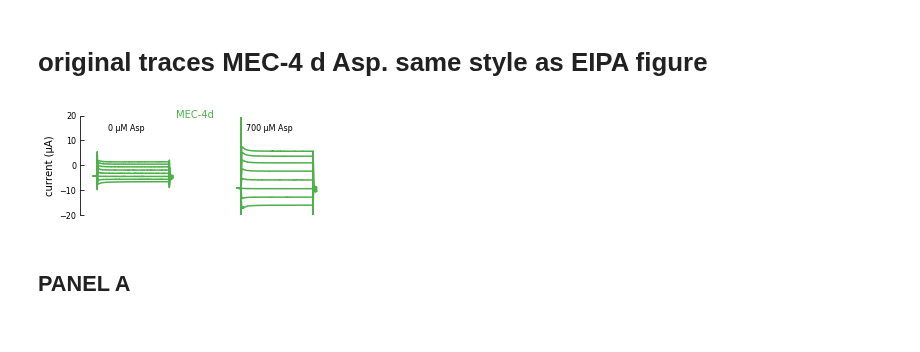
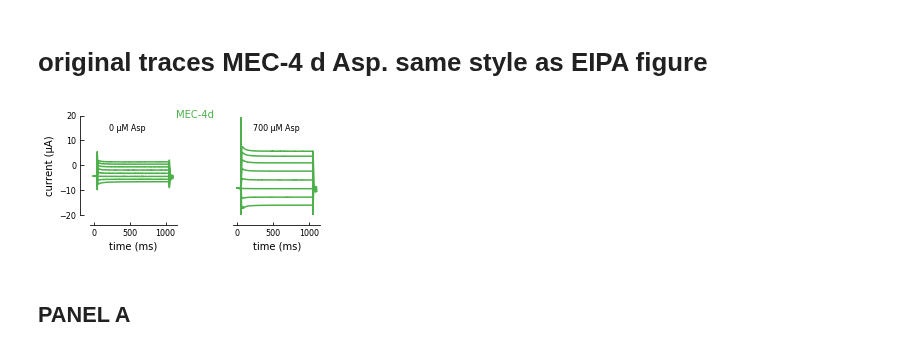
Before and after one commit to sfechner/JupyterNotebooksDEGENaCPharm, a Jupyter notebook: DoseResponseDATA.ipynb, the cells around one changed output. Cells and saved outputs as stored; diff of their text form; code cells hidden in the pictures.

Commit message:
made changes on figures 1 2 and 4 and smaller changes in the rest

```diff
--- a/DoseResponseDATA.ipynb
+++ b/DoseResponseDATA.ipynb
@@ -1063,7 +1063,7 @@ for n in range(0,8):
 
 ##############
 ax1.set_ylim([-20, 20])
-ax1.text(200, 14, '0 µM Asp',fontsize=AxisLegendSize)#numbers are the values on the axes
+ax1.text(220, 14, '0 µM Asp',fontsize=AxisLegendSize)#numbers are the values on the axes
 # ax1.set_ylim([-150, 150])
 #ax1.set_xlim([300, 1400])
 ax1.spines['right'].set_visible(False)                                  # no spine at the right
@@ -1080,43 +1080,43 @@ ax1.tick_params(axis='both', which='major', labelsize=AxisTickLabelSize)
 
 ax1.set_xlabel('time (ms)',fontsize=AxisLabelSize)
 ax1.set_ylabel('current (µA)',fontsize=AxisLabelSize)
-ax1.spines['bottom'].set_visible(False)
-ax1.xaxis.set_visible(False)
+#ax1.spines['bottom'].set_visible(False)
+#ax1.xaxis.set_visible(False)
 
 ##### ax2
 ax2.set_ylim([-20, 20])
-ax2.text(120, 14,  '700 µM Asp',fontsize=AxisLegendSize)
+ax2.text(220, 14,  '700 µM Asp',fontsize=AxisLegendSize)
 # ax1.set_ylim([-150, 150])
 #ax1.set_xlim([300, 1400])
 ax2.spines['right'].set_visible(False)                                  # no spine at the right
 ax2.spines['top'].set_visible(False)                                     # no spine at the top
 ax2.yaxis.set_ticks_position('left')                                     # ticks at the left
 ax2.xaxis.set_ticks_position('bottom')                                 # no spine at the right
 ax2.spines['left'].set_position(('outward',10))                           # a spine at the left that is put a little aside
 ax2.spines['bottom'].set_position(('outward',10))
 #ax1.spines['top'].set_position(('axes',5))
 ax2.get_yaxis().set_tick_params(direction='in')
 ax2.get_xaxis().set_tick_params(direction='in')
 # #ax1.plot([-1,20], [0,0] , 'k--', color='#000000', linewidth=1)#gray line for Zero or 1
 ax2.tick_params(axis='both', which='major', labelsize=AxisTickLabelSize)
 #ax2.text(1300, 20, 'MEC-4d',color=colorsSINGLES[0])
 ax2.set_xlabel('time (ms)',fontsize=AxisLabelSize)
 ax2.set_ylabel('current (µA)',fontsize=AxisLabelSize)
-ax2.spines['bottom'].set_visible(False)
-ax2.xaxis.set_visible(False)
+#ax2.spines['bottom'].set_visible(False)
+#ax2.xaxis.set_visible(False)
 ax2.spines['left'].set_visible(False)
 ax2.yaxis.set_visible(False)
 ax2.text(-850, 19, 'MEC-4d',color=colorsSINGLES[0],fontsize=AxisLabelSize)
 
 
 
 plt.gcf().subplots_adjust(bottom=0.25, left=0.1,hspace=0.6, wspace=0.65)
 
 
 
 plt.savefig(filedirManuscript+"Fig4-M4-OriginalTracesAsp"+'.pdf')
 # %% [output]
-[figure, old version]
+[figure, new version]
 # %% [markdown]
 ## PANEL A
 # %%
```
Also changed, not shown: parts of 9 cells of this notebook, 3 other files.
